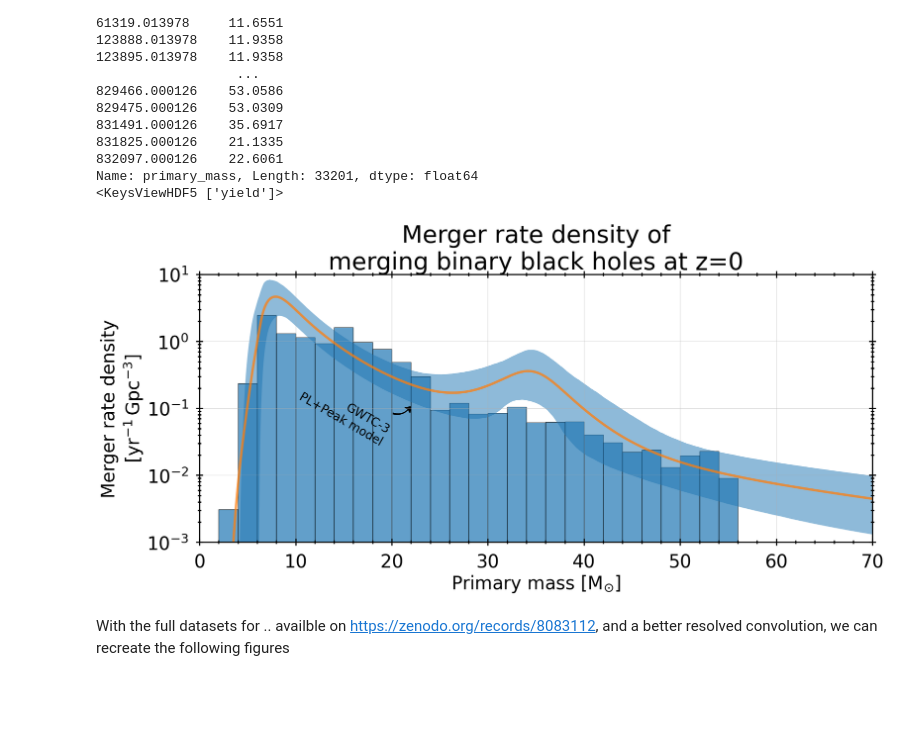
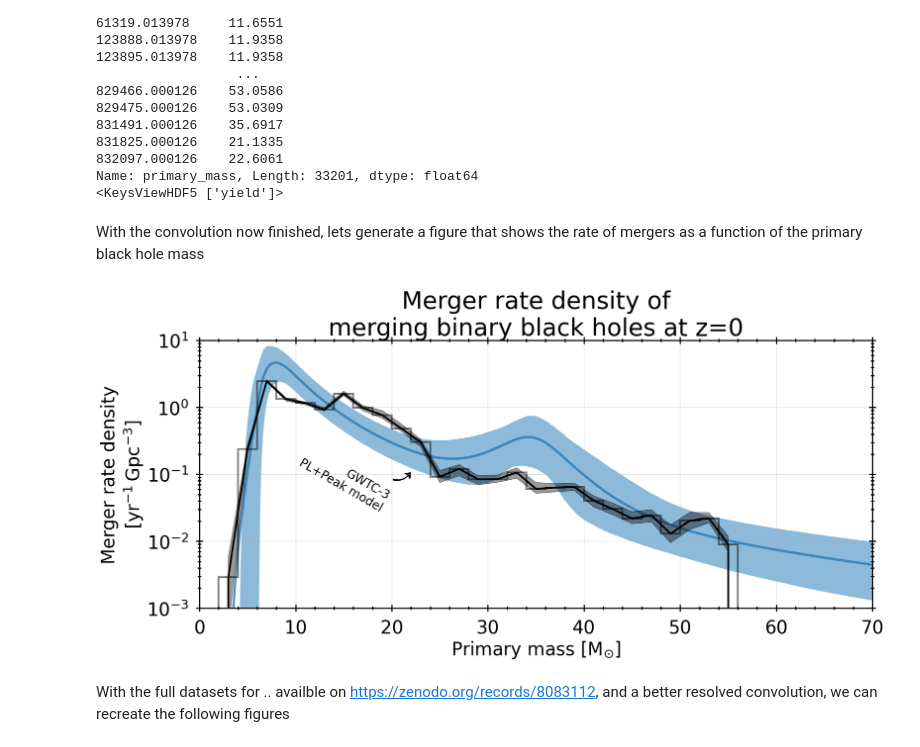
Before and after one commit to FloorBroekgaarden/growl-syntheticstellarpopconvolve, a Jupyter notebook: examples/notebook_example_GW_merger_rate_density.ipynb, the cells around one changed output. Drawn from its saved outputs; the diff is of its cells as text; code cells hidden in the pictures; blank space fills up the shorter version.

Commit message:
updated GW merger notebook

```diff
--- a/examples/notebook_example_GW_merger_rate_density.ipynb
+++ b/examples/notebook_example_GW_merger_rate_density.ipynb
@@ -272,42 +272,63 @@ local_index
 832097.000126    22.6061
 Name: primary_mass, Length: 33201, dtype: float64
 <KeysViewHDF5 ['yield']>
+# %% [markdown]
+With the convolution now finished, lets generate a figure that shows the rate of mergers as a function of the primary black hole mass
 # %%
-from syntheticstellarpopconvolve.usecase_notebook_utils.usecase_gw_utils import add_confidence_interval_powerlaw_peak_primary_mass
+from syntheticstellarpopconvolve.usecase_notebook_utils.usecase_gw_utils import add_confidence_interval_powerlaw_peak_primary_mass, run_bootstrap, plot_bootstrapped_data
 
 primary_mass_bins = np.arange(0, 80, 2)
-
+primary_mass_bin_centers = (primary_mass_bins[1:]+primary_mass_bins[:-1])/2
 
 
 #
 fig, ax = plt.subplots(figsize=(20,8))
 
 # Compute weighted histogram
-ax.hist(primary_mass_array, bins=primary_mass_bins, weights=yield_data, edgecolor='black', alpha=0.7)
+# ax.hist(primary_mass_array, bins=primary_mass_bins, weights=yield_data, edgecolor='black', alpha=0.7)
+
+# perform bootstrapping
+median_percentile_data = run_bootstrap(
+    bins=primary_mass_bins,
+    bin_centers=primary_mass_bin_centers,
+    rates=yield_data,
+    masses=primary_mass_array,
+    bootstraps=50,
+    verbose=False)
+
+# plot the data
+plot_bootstrapped_data(
+    fig=fig,
+    ax=ax,
+    bin_centers=primary_mass_bin_centers,
+    bin_edges=primary_mass_bins,
+    median_percentile_data=median_percentile_data,
+    label='test',
+    color_i="black",
+    linestyle_i="solid",
+    include_hist_step=True
+)
+
+# plot observed rate (GWTC-3). Add confidence interval of observations
+fig, ax = add_confidence_interval_powerlaw_peak_primary_mass(
+    fig=fig,
+    ax=ax,
+    data_root=os.path.join(os.environ["DATAFILES_ROOT"], "GW"),
+    fill_between_kwargs={},
+    add_text=True,
+    redshift=0.2,
+)
 
 # Set axis labels and title
 ax.set_xlabel('Primary mass [{}]'.format(u.Msun.to_string("latex_inline")))
 ax.set_ylabel('Merger rate density\n[{}]'.format(unit_dict['yield'].to_string("latex_inline")))
 ax.set_title('Merger rate density of\nmerging binary black holes at z=0')
 ax.set_ylim(0.001, 10)
 ax.set_xlim(0, 70)
 ax.set_yscale('log')
 
-
-
-# Add confidence interval of observations
-fig, ax = add_confidence_interval_powerlaw_peak_primary_mass(
-    fig=fig,
-    ax=ax,
-    data_root=os.path.join(os.environ["DATAFILES_ROOT"], "GW"),
-    fill_between_kwargs={},
-    add_text=True,
-    redshift=0.2,
-)
-
-
 plt.show()
 # %% [output]
-[figure, old version]
+[figure, new version]
 # %% [markdown]
 With the full datasets for .. availble on https://zenodo.org/records/8083112, and a better resolved convolution, we can recreate the following figures
```
Also changed, not shown: parts of 2 cells of this notebook, 1 other file.
